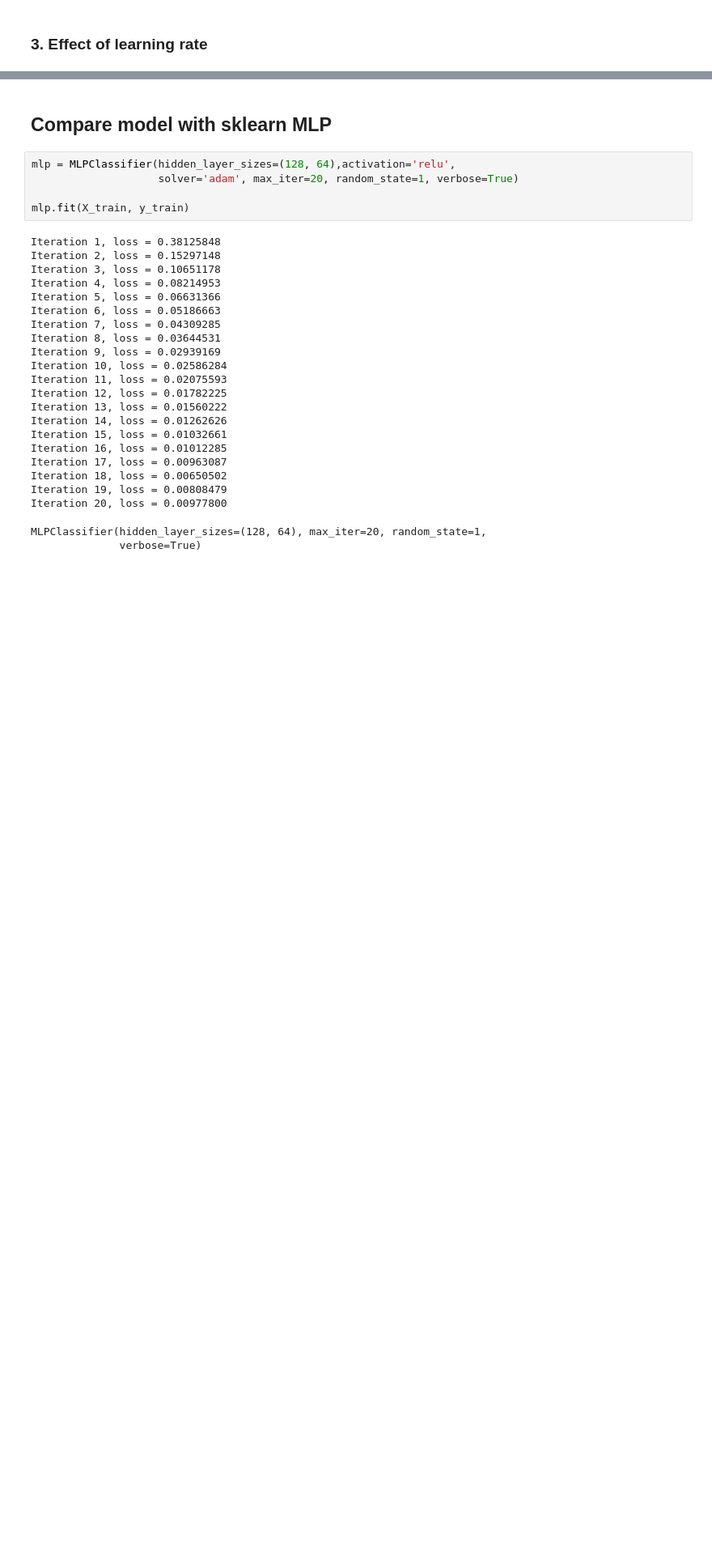
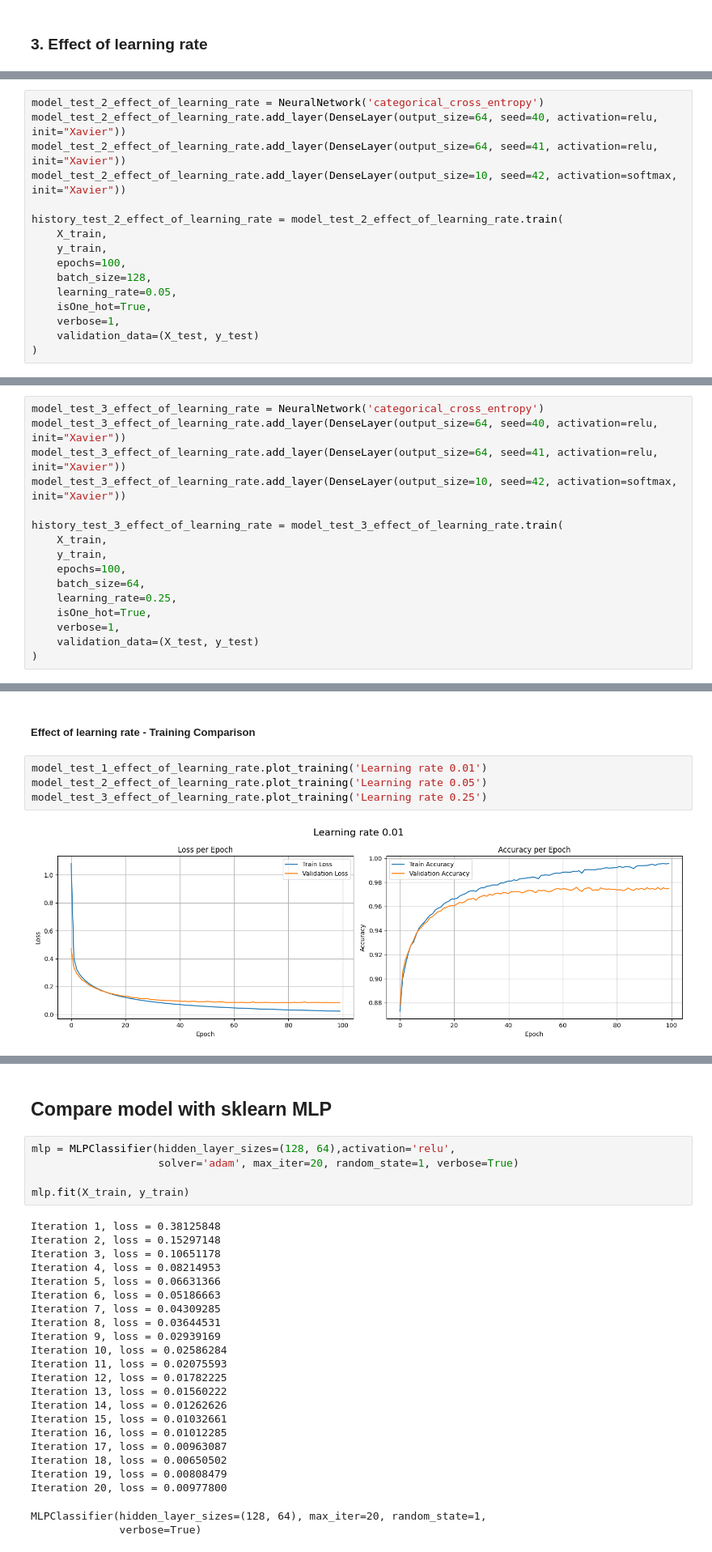
Before and after one commit to riyorax/Tugas-Besar-1-IF3270, a Jupyter notebook: src/main.ipynb, the cells around one changed output, grey strips where cells are left out. Shown at 81% size. Saved outputs shown, nothing was run; the diff lists cells and outputs as text; blank space fills up the shorter version.

Commit message:
feat: learning rate analysis

```diff
--- a/src/main.ipynb
+++ b/src/main.ipynb
@@ -707,0 +786,16 @@ model_test_4_effect_of_activation_function.plot_gradient_distribution(title='Tan
+# %%
+model_test_2_effect_of_learning_rate = NeuralNetwork('categorical_cross_entropy')
+model_test_2_effect_of_learning_rate.add_layer(DenseLayer(output_size=64, seed=40, activation=relu, init="Xavier"))
+model_test_2_effect_of_learning_rate.add_layer(DenseLayer(output_size=64, seed=41, activation=relu, init="Xavier"))
+model_test_2_effect_of_learning_rate.add_layer(DenseLayer(output_size=10, seed=42, activation=softmax, init="Xavier"))
+
+history_test_2_effect_of_learning_rate = model_test_2_effect_of_learning_rate.train(
+    X_train,
+    y_train,
+    epochs=100,
+    batch_size=128,
+    learning_rate=0.05,
+    isOne_hot=True,
+    verbose=1,
+    validation_data=(X_test, y_test)
+)
@@ -707,0 +829,16 @@ model_test_4_effect_of_activation_function.plot_gradient_distribution(title='Tan
+# %%
+model_test_3_effect_of_learning_rate = NeuralNetwork('categorical_cross_entropy')
+model_test_3_effect_of_learning_rate.add_layer(DenseLayer(output_size=64, seed=40, activation=relu, init="Xavier"))
+model_test_3_effect_of_learning_rate.add_layer(DenseLayer(output_size=64, seed=41, activation=relu, init="Xavier"))
+model_test_3_effect_of_learning_rate.add_layer(DenseLayer(output_size=10, seed=42, activation=softmax, init="Xavier"))
+
+history_test_3_effect_of_learning_rate = model_test_3_effect_of_learning_rate.train(
+    X_train,
+    y_train,
+    epochs=100,
+    batch_size=64,
+    learning_rate=0.25,
+    isOne_hot=True,
+    verbose=1,
+    validation_data=(X_test, y_test)
+)
@@ -707,0 +870,8 @@ model_test_4_effect_of_activation_function.plot_gradient_distribution(title='Tan
+# %% [markdown]
+##### Effect of learning rate - Training Comparison
+# %%
+model_test_1_effect_of_learning_rate.plot_training('Learning rate 0.01')
+model_test_2_effect_of_learning_rate.plot_training('Learning rate 0.05')
+model_test_3_effect_of_learning_rate.plot_training('Learning rate 0.25')
+# %% [output]
+[figure, added]
```
Also changed, not shown: parts of 18 cells of this notebook.
